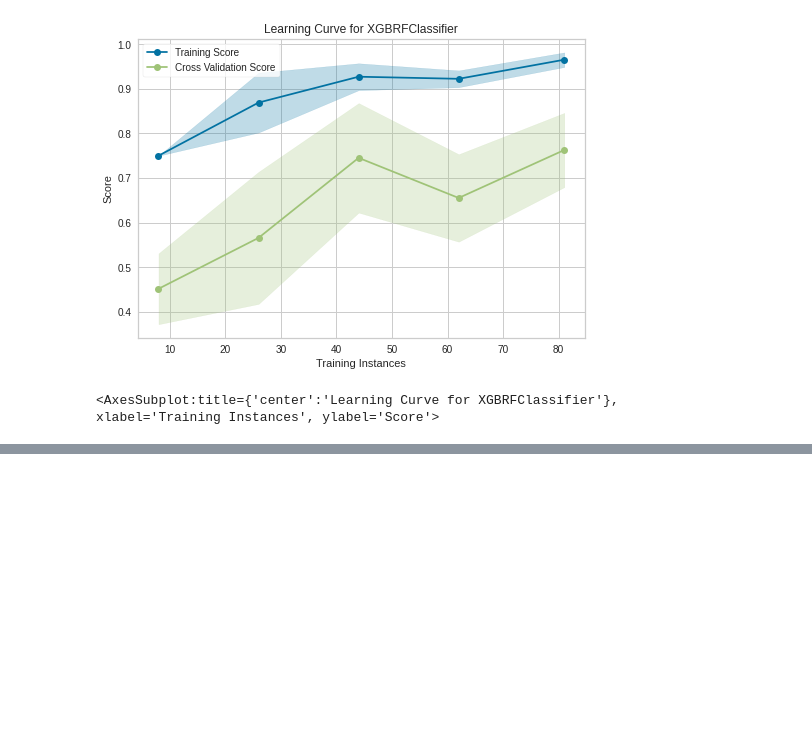
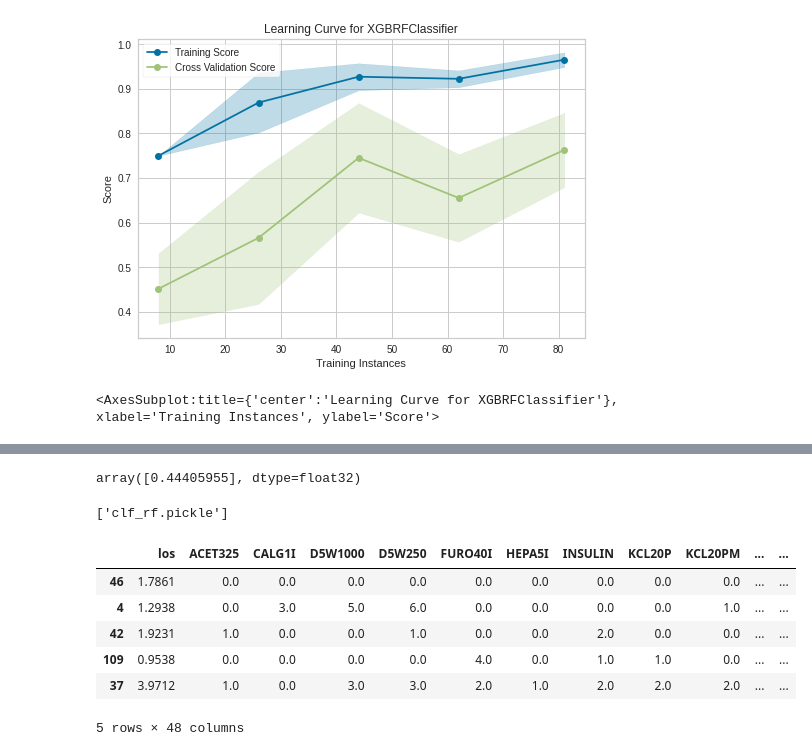
Before and after one commit to delashu/BIOS823_Project, a Jupyter notebook: scripts/modeling/baseline_modeling.ipynb, the cells around one changed output, grey strips where cells are left out. Drawn from its saved outputs; the diff is of its cells as text; code cells hidden in the pictures; blank space fills up the shorter version.

```diff
--- a/scripts/modeling/baseline_modeling.ipynb
+++ b/scripts/modeling/baseline_modeling.ipynb
@@ -198,9 +233,38 @@ clf.score(X_test, y_test)
+# %%
+# probability of a prediction being 1 (death)
+te = pred_df.to_numpy()
+prediction = clf.predict_proba(te[:1])[:,1]
+# predictions = clf.predict(X_test[:10])
+prediction
+# %% [output]
+array([0.44405955], dtype=float32)
 # %%
 # the best model was random forest
 # rerun this model and make a prediction on one row to see the output
 
-# clf=RandomForestClassifier(n_estimators=100)
-# clf.fit(X_train,y_train)
-# y_pred=clf.predict(X_test)
-# one_row = X_test.loc[0, :].values.tolist()
+clf=RandomForestClassifier(n_estimators=100)
+clf.fit(X_train,y_train)
+joblib.dump(clf, 'clf_rf.pickle')
+
+y_pred=clf.predict(X_test)
+
+# predictions = clf.predict_proba(X_test)
+# np.max(predictions, axis=1)
+
+# one_row = X.loc[0, :].values.tolist()
 # clf.predict([one_row])
+# %% [output]
+['clf_rf.pickle']
+# %%
+X_test[:1]
+# X_test[:,:1]
+# X_test
+X.head()
+# %% [output]
+|  | los | ACET325 | CALG1I | D5W1000 | D5W250 | FURO40I | HEPA5I | INSULIN | KCL20P | KCL20PM | ... | ... |
+| 46 | 1.7861 | 0.0 | 0.0 | 0.0 | 0.0 | 0.0 | 0.0 | 0.0 | 0.0 | 0.0 | ... | ... |
+| 4 | 1.2938 | 0.0 | 3.0 | 5.0 | 6.0 | 0.0 | 0.0 | 0.0 | 0.0 | 1.0 | ... | ... |
+| 42 | 1.9231 | 1.0 | 0.0 | 0.0 | 1.0 | 0.0 | 0.0 | 2.0 | 0.0 | 0.0 | ... | ... |
+| 109 | 0.9538 | 0.0 | 0.0 | 0.0 | 0.0 | 4.0 | 0.0 | 1.0 | 1.0 | 0.0 | ... | ... |
+| 37 | 3.9712 | 1.0 | 0.0 | 3.0 | 3.0 | 2.0 | 1.0 | 2.0 | 2.0 | 2.0 | ... | ... |
+5 rows × 48 columns
```
Also changed, not shown: parts of 6 cells of this notebook, 1 other file.
